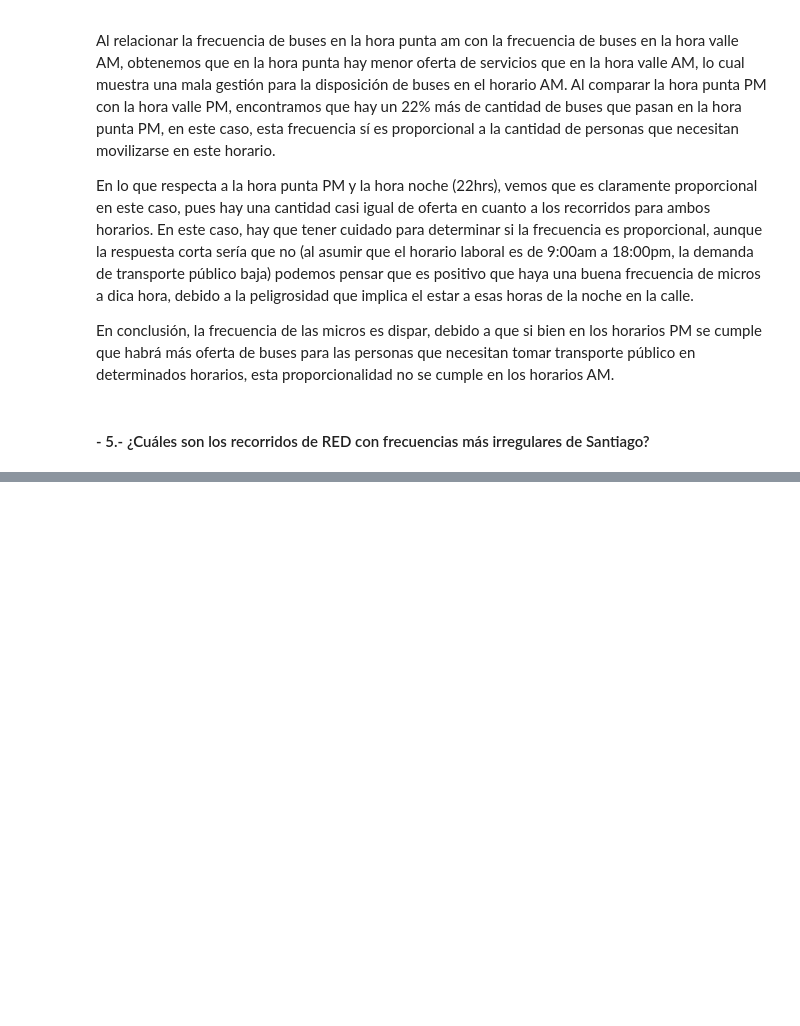
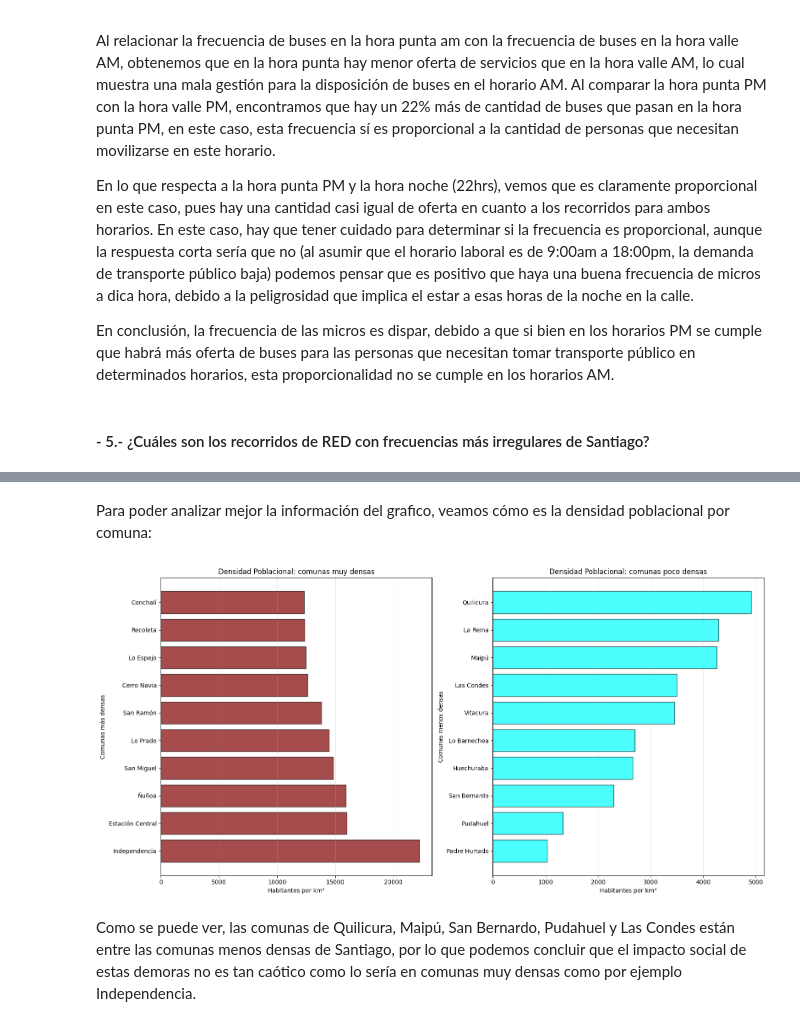
Before and after one commit to vpardoss/squadecaedro, a Jupyter notebook: notebooks/squadecaedro_entrega.ipynb, the cells around one changed output, grey strips where cells are left out. Drawn from its saved outputs; the diff is of its cells as text; code cells hidden in the pictures; blank space fills up the shorter version.

```diff
--- a/notebooks/squadecaedro_entrega.ipynb
+++ b/notebooks/squadecaedro_entrega.ipynb
@@ -444,0 +500,30 @@ Sí, es posble contestar esta pregunta. Teniendo considerado que nuestra base de
+# %% [markdown]
+Para poder analizar mejor la información del grafico, veamos cómo es la densidad poblacional por comuna:
+# %%
+densidad_comunas = pd.read_csv(Path("..", "data", "densidad_2025.csv"))
+densidad_comunas.drop(columns=['Unnamed: 0'], inplace=True)
+densidad_top_5 = densidad_comunas.nlargest(10, "densidad_poblacional")[["comuna", "densidad_poblacional"]].reset_index()
+densidad_top_5.drop(columns=['index'], inplace=True)
+menor_densidad = densidad_comunas.nsmallest(10, "densidad_poblacional")[["comuna", "densidad_poblacional"]].reset_index()
+menor_densidad.drop(columns=['index'], inplace=True)
+plt.figure(figsize=(16, 8))
+plt.subplot(1, 2, 1)
+equis_1 = plt.barh(densidad_top_5["comuna"], densidad_top_5["densidad_poblacional"], alpha=0.7, color="maroon", edgecolor="black")
+plt.xlabel("Habitantes por km²")
+plt.ylabel("Comunas más densas")
+plt.title("Densidad Poblacional: comunas muy densas")
+plt.grid(True, alpha=0.3, axis="x")
+
+plt.subplot(1, 2, 2)
+equis_2 = plt.barh(menor_densidad["comuna"], menor_densidad["densidad_poblacional"], alpha=0.7, color="aqua", edgecolor="black")
+plt.xlabel("Habitantes por km²")
+plt.ylabel("Comunas menos densas")
+plt.title("Densidad Poblacional: comunas poco densas")
+plt.grid(True, alpha=0.3, axis="x")
+
+plt.tight_layout()
+plt.show()
+# %% [output]
+[figure, added]
+# %% [markdown]
+Como se puede ver, las comunas de Quilicura, Maipú, San Bernardo, Pudahuel y Las Condes están entre las comunas menos densas de Santiago, por lo que podemos concluir que el impacto social de estas demoras no es tan caótico como lo sería en comunas muy densas como por ejemplo Independencia.
```
Also changed, not shown: parts of 5 cells of this notebook.
